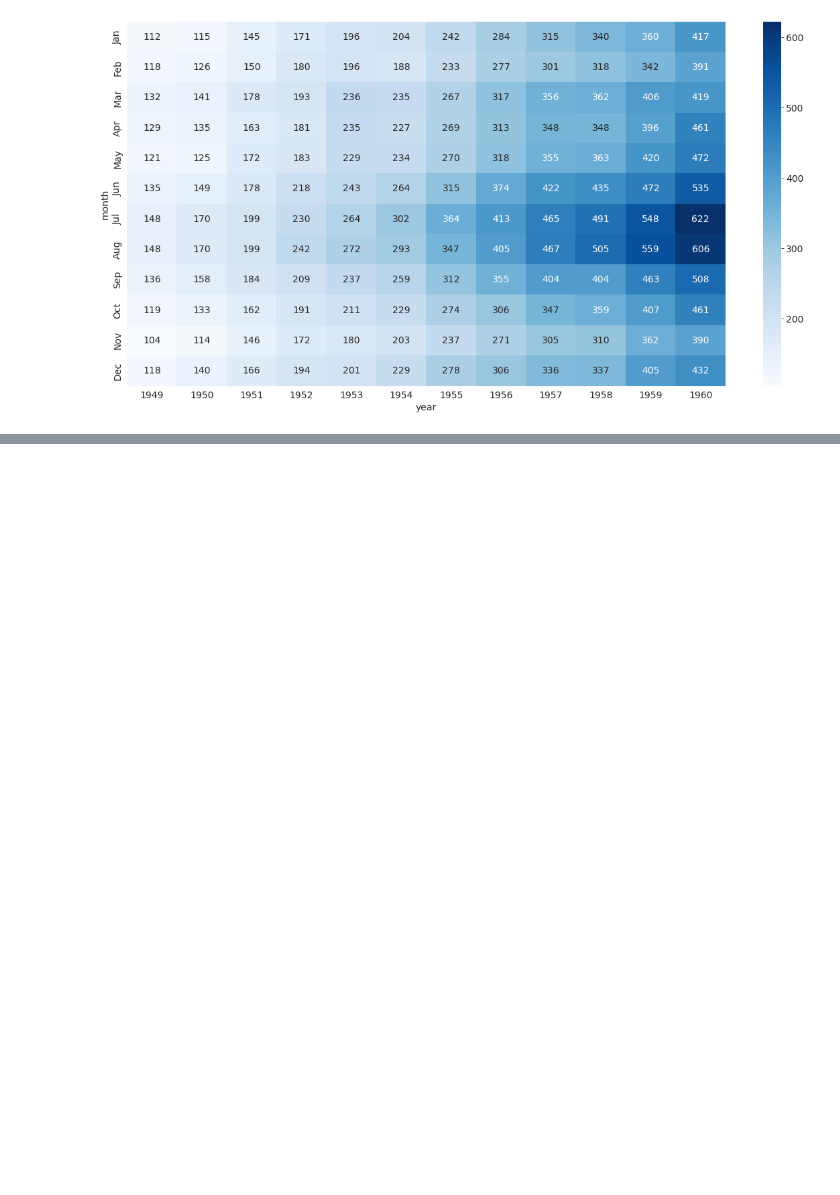
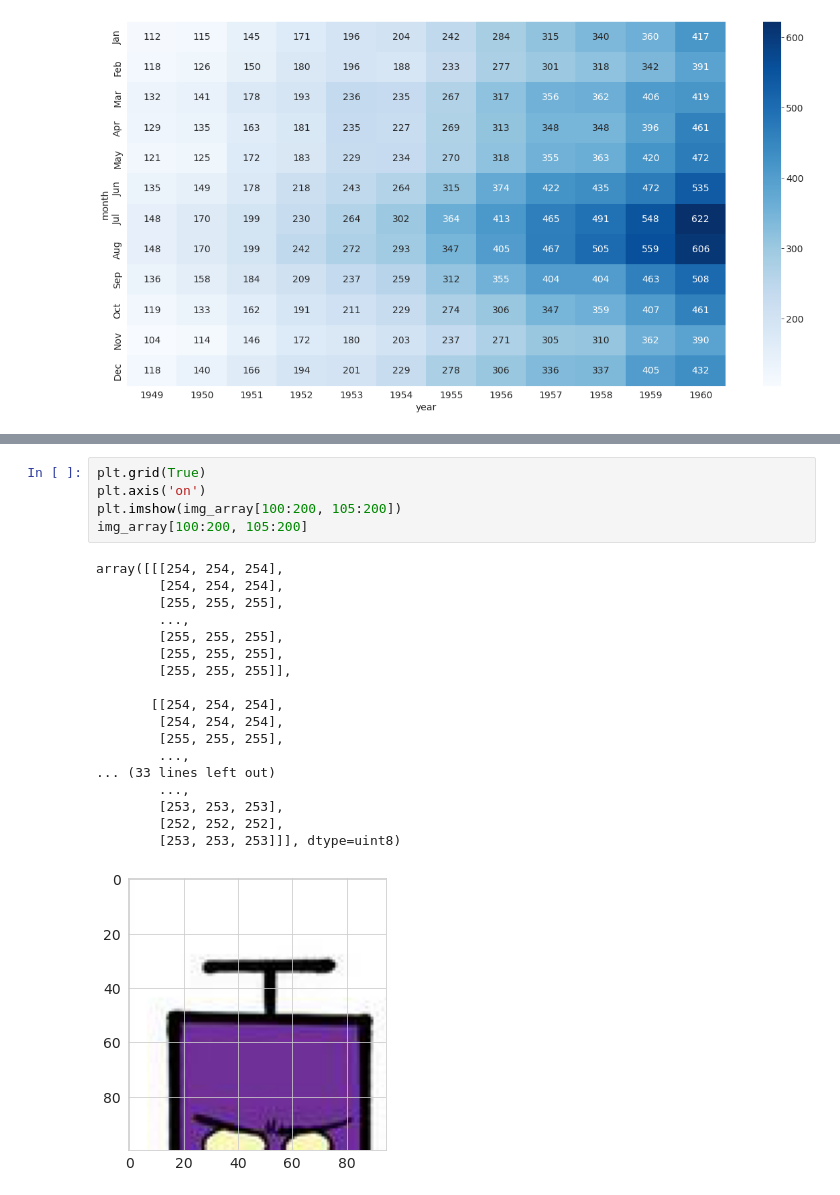
Before and after one commit to imshiv-10/Numerical-libraries, a Jupyter notebook: matplotLib_Numerical.ipynb, the cells around one changed output, grey strips where cells are left out. Drawn from its saved outputs; the diff is of its cells as text; blank space fills up the shorter version.

```diff
--- a/matplotLib_Numerical.ipynb
+++ b/matplotLib_Numerical.ipynb
@@ -286,0 +308,24 @@ sns.heatmap(flights_df, fmt = "d" ,annot=True, cmap='Blues')
+# %%
+plt.grid(True)
+plt.axis('on')
+plt.imshow(img_array[100:200, 105:200])
+img_array[100:200, 105:200]
+# %% [output]
+array([[[254, 254, 254],
+        [254, 254, 254],
+        [255, 255, 255],
+        ...,
+        [255, 255, 255],
+        [255, 255, 255],
+        [255, 255, 255]],
+
+       [[254, 254, 254],
+        [254, 254, 254],
+        [255, 255, 255],
+        ...,
+... (33 lines left out)
+        ...,
+        [253, 253, 253],
+        [252, 252, 252],
+        [253, 253, 253]]], dtype=uint8)
+[figure, added]
```
Also changed, not shown: parts of 4 cells of this notebook.
